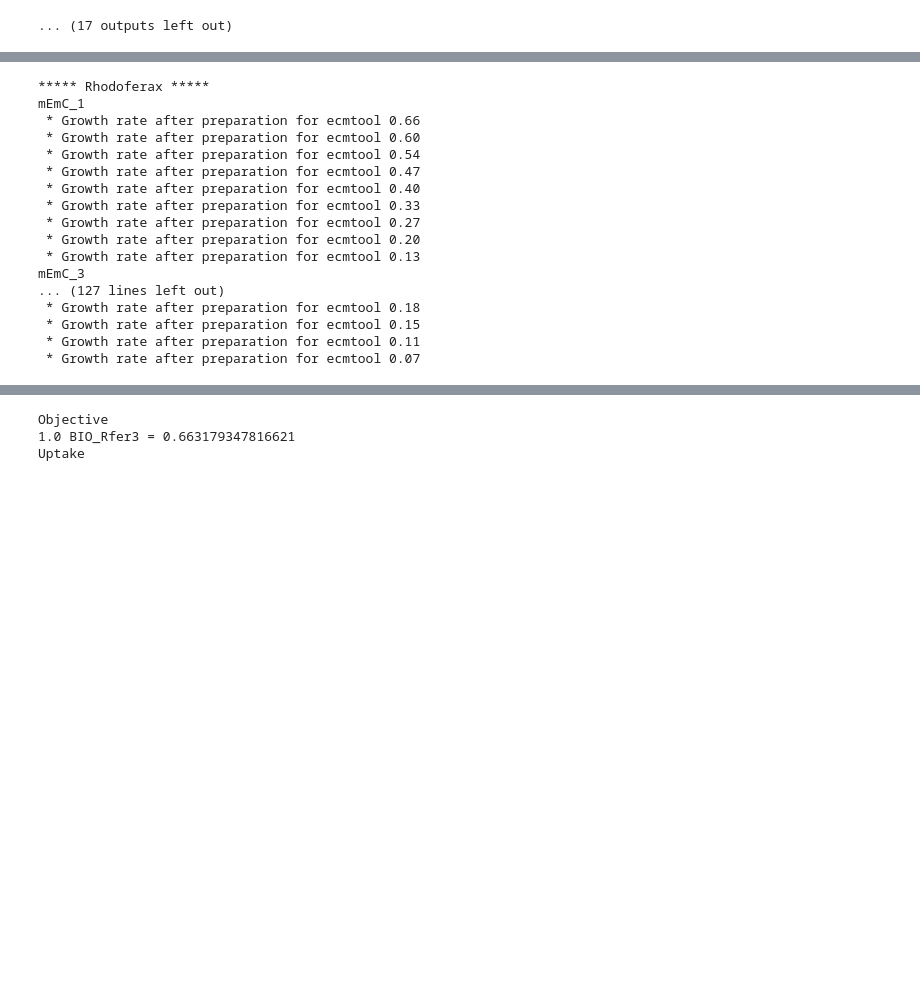
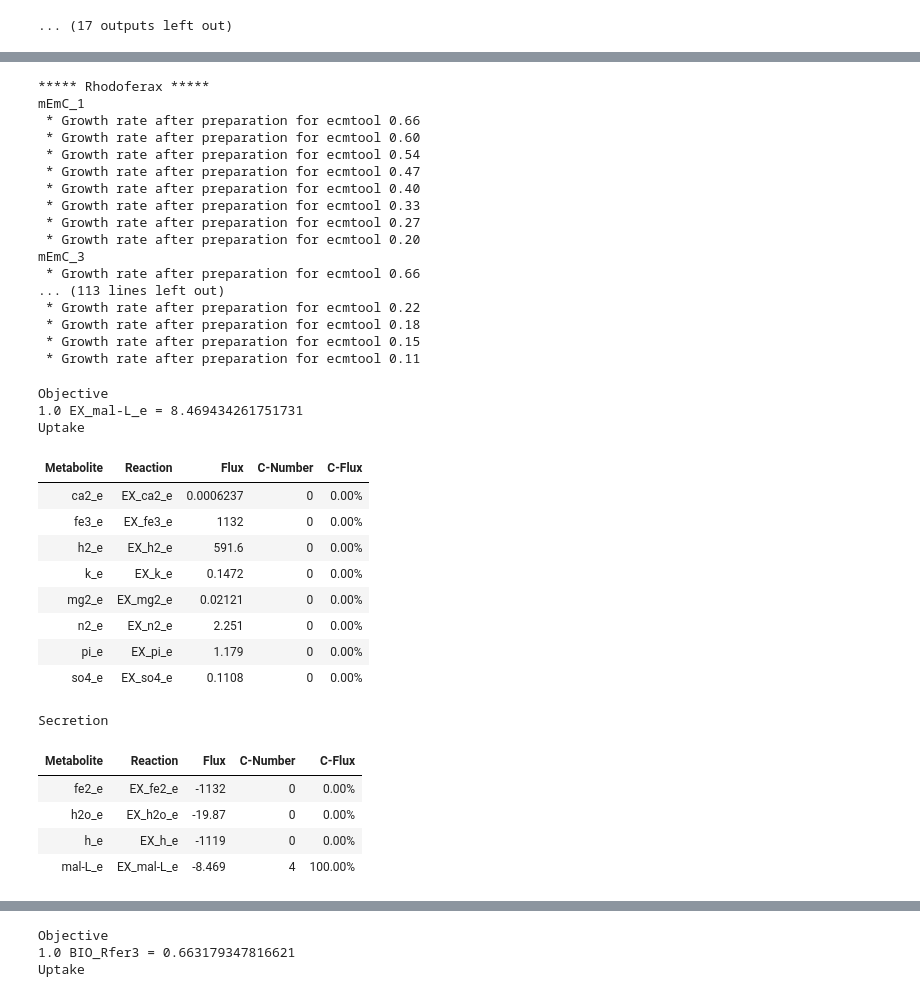
Before and after one commit to diana-sz/community_ecms, a Jupyter notebook: uranium_v3.ipynb, the cells around one changed output, grey strips where cells are left out. Drawn from its saved outputs; the diff is of its cells as text; code cells hidden in the pictures; blank space fills up the shorter version.

```diff
--- a/uranium_v3.ipynb
+++ b/uranium_v3.ipynb
@@ -352,9 +231,8 @@ for modelname in reduced_models:
 
         dime = dimes[modelname][dime_number]
         min_mu = min(dime_max_growth[dime_number])  # lower growth rate is limiting
-        fraction = 0.98
 
-        for fraction in [0.99, 0.9, 0.8, 0.7, 0.6, 0.5, 0.4, 0.3, 0.2]:
+        for fraction in [0.99, 0.9, 0.8, 0.7, 0.6, 0.5, 0.4, 0.3]:
             model_modified = model.copy()
             set_mu = min_mu*fraction
             simulated_mus[dime_number].append(set_mu)
@@ -420,10 +298,41 @@ mEmC_1
  * Growth rate after preparation for ecmtool 0.33
  * Growth rate after preparation for ecmtool 0.27
  * Growth rate after preparation for ecmtool 0.20
- * Growth rate after preparation for ecmtool 0.13
 mEmC_3
-... (127 lines left out)
+ * Growth rate after preparation for ecmtool 0.66
+... (113 lines left out)
+ * Growth rate after preparation for ecmtool 0.22
  * Growth rate after preparation for ecmtool 0.18
  * Growth rate after preparation for ecmtool 0.15
  * Growth rate after preparation for ecmtool 0.11
- * Growth rate after preparation for ecmtool 0.07
+# %%
+test = cobra.io.read_sbml_model("models/Geobacter_mEmC_5_0.66.xml")
+# %%
+test.reactions.agg_GS13m.lower_bound = 0.663179
+test.objective = "EX_mal-L_e"
+test.reactions.EX_fe2_e.bounds = (-2000, 2000)
+test.reactions.EX_fe3_e.bounds = (-2000, 2000)
+test.reactions.EX_h_e.bounds = (-2000, 2000)
+test.reactions.FERCYT.bounds = (-2000, 2000)
+fluxes = test.optimize()
+
+test.summary()
+# %% [output]
+Objective
+1.0 EX_mal-L_e = 8.469434261751731
+Uptake
+| Metabolite | Reaction | Flux | C-Number | C-Flux |
+| ca2_e | EX_ca2_e | 0.0006237 | 0 | 0.00% |
+| fe3_e | EX_fe3_e | 1132 | 0 | 0.00% |
+| h2_e | EX_h2_e | 591.6 | 0 | 0.00% |
+| k_e | EX_k_e | 0.1472 | 0 | 0.00% |
+| mg2_e | EX_mg2_e | 0.02121 | 0 | 0.00% |
+| n2_e | EX_n2_e | 2.251 | 0 | 0.00% |
+| pi_e | EX_pi_e | 1.179 | 0 | 0.00% |
+| so4_e | EX_so4_e | 0.1108 | 0 | 0.00% |
+Secretion
+| Metabolite | Reaction | Flux | C-Number | C-Flux |
+| fe2_e | EX_fe2_e | -1132 | 0 | 0.00% |
+| h2o_e | EX_h2o_e | -19.87 | 0 | 0.00% |
+| h_e | EX_h_e | -1119 | 0 | 0.00% |
+| mal-L_e | EX_mal-L_e | -8.469 | 4 | 100.00% |
```
Also changed, not shown: parts of 11 cells of this notebook, 20 other files.
